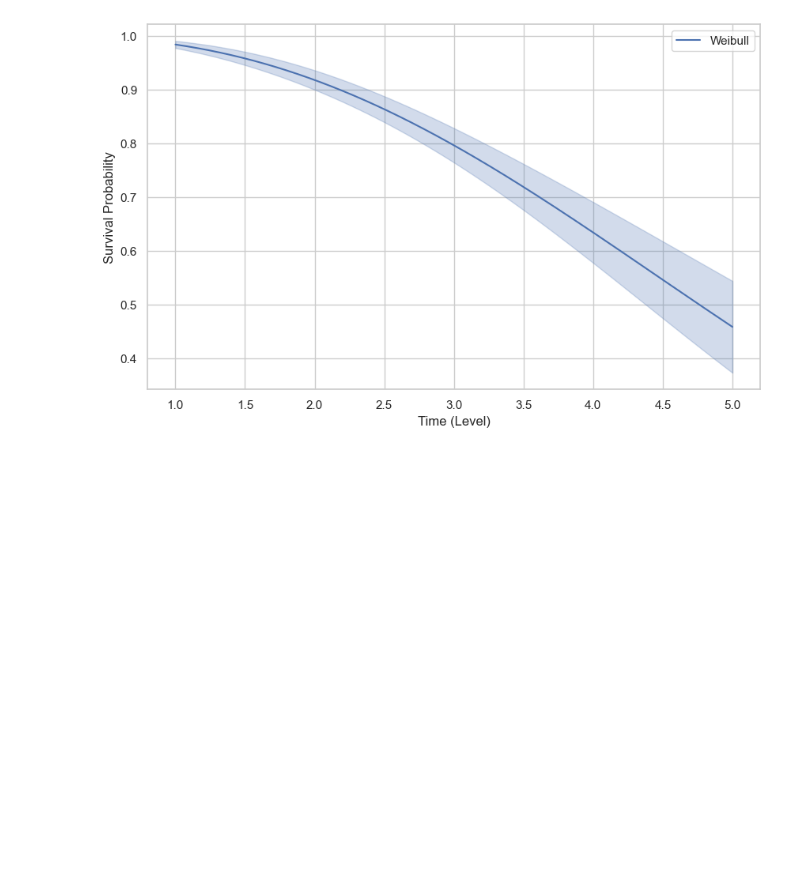
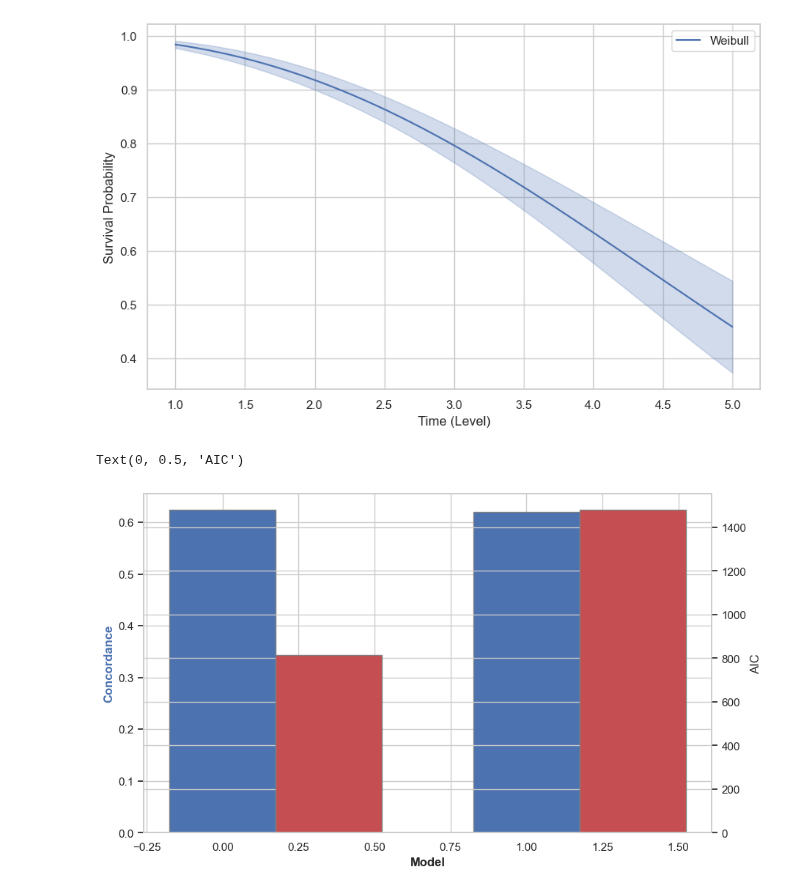
Before and after one commit to TravisBoltz/Decoding-Churn-Prediction-and-Student-Retention, a Jupyter notebook: Python Scripts/notebooks/Synthetic/rsf.ipynb, the cells around one changed output. Saved outputs shown, nothing was run; the diff lists cells and outputs as text; code cells hidden in the pictures; blank space fills up the shorter version.

```diff
--- a/Python Scripts/notebooks/Synthetic/rsf.ipynb
+++ b/Python Scripts/notebooks/Synthetic/rsf.ipynb
@@ -254,3 +255,38 @@ plt.show()
 # print(f"Cox Predictions shape: {cox_predictions.shape}")
 # print(f"Lognormal Predictions shape: {lognormal_predictions.shape}")
 # print(f"Weibull Predictions shape: {weibull_predictions.shape}")
+# %%
+import matplotlib.pyplot as plt
+import numpy as np
+
+# Data
+models = ['Weibull', 'Cox PH']
+concordance = [0.624, 0.62]
+aic = [815.516, 1479.47]
+
+# Creating subplots
+fig, ax1 = plt.subplots(figsize=(10, 6))
+
+# Bar width
+bar_width = 0.35
+
+# Positions of the bars on the x-axis
+r1 = np.arange(len(models))
+r2 = [x + bar_width for x in r1]
+
+# Plotting concordance
+ax1.bar(r1, concordance, color='b', width=bar_width, edgecolor='grey', label='Concordance')
+
+# Creating another y-axis
+ax2 = ax1.twinx()
+
+# Plotting AIC
+ax2.bar(r2, aic, color='r', width=bar_width, edgecolor='grey', label='AIC')
+
+# Labels and title
+ax1.set_xlabel('Model', fontweight='bold')
+ax1.set_ylabel('Concordance', color='b', fontweight='bold')
+ax2.set_ylabel('AIC')
+# %% [output]
+Text(0, 0.5, 'AIC')
+[figure, added]
```
Also changed, not shown: parts of 1 cell of this notebook, 10 other files.
